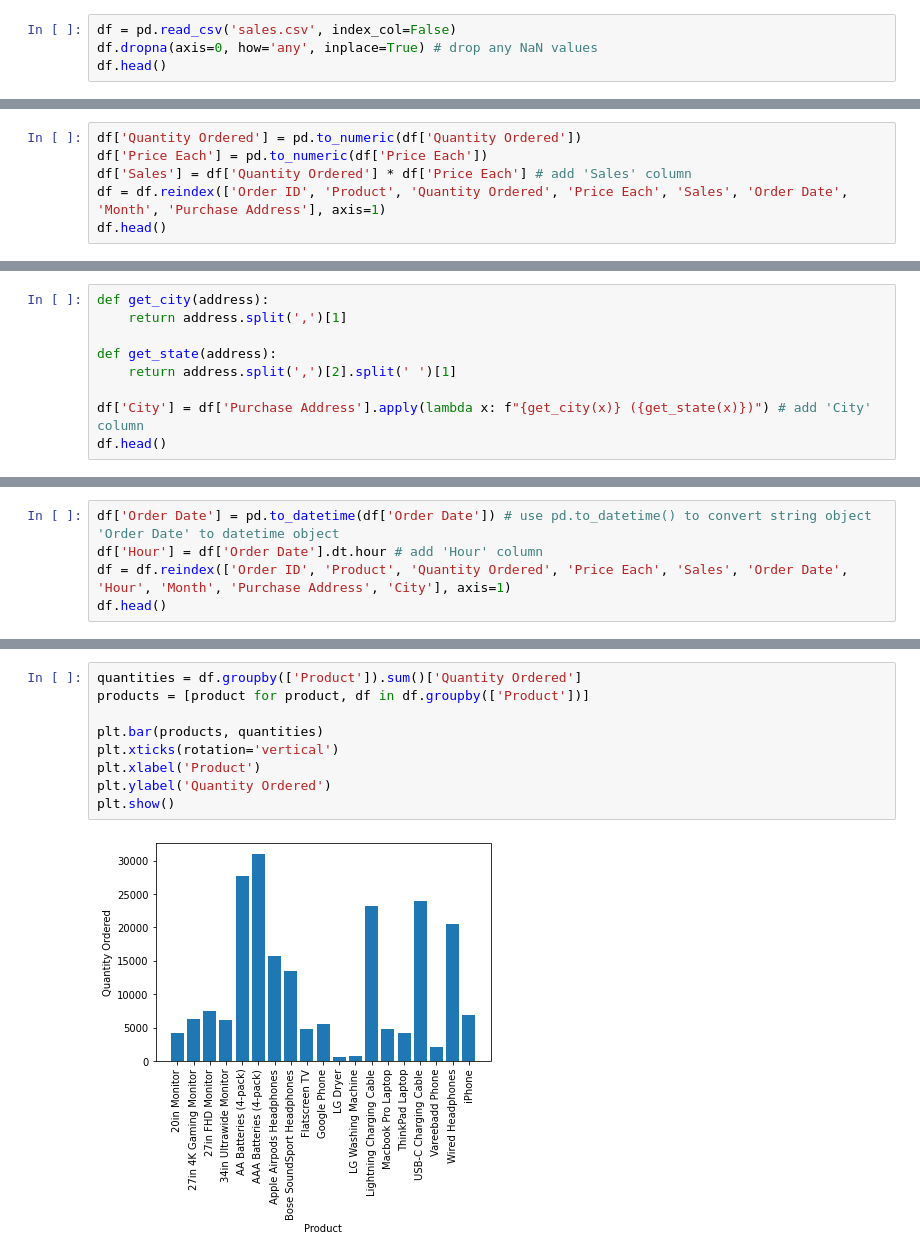
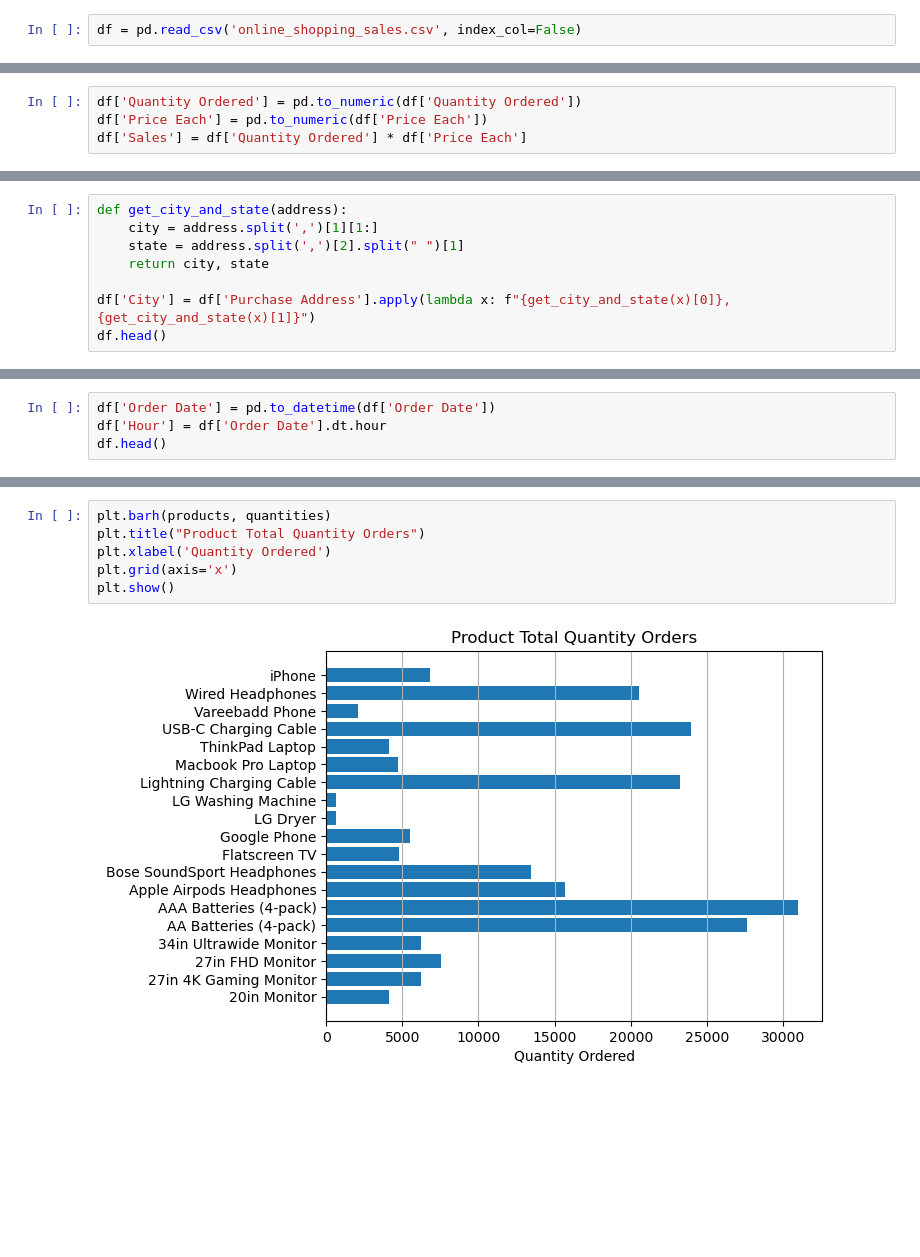
Before and after one commit to hanjihun2000/self-study-data, a Jupyter notebook: sales/shopping-data-analysis.ipynb, the cells around one changed output, grey strips where cells are left out. Cells and saved outputs as stored; diff of their text form; blank space fills up the shorter version.

```diff
--- a/sales/shopping-data-analysis.ipynb
+++ b/sales/shopping-data-analysis.ipynb
@@ -7,4 +15,2 @@ import matplotlib.pyplot as plt
 # %%
-df = pd.read_csv('sales.csv', index_col=False)
-df.dropna(axis=0, how='any', inplace=True) # drop any NaN values
-df.head()
+df = pd.read_csv('online_shopping_sales.csv', index_col=False)
@@ -31,6 +38,4 @@ df.head()
 # %%
 df['Quantity Ordered'] = pd.to_numeric(df['Quantity Ordered'])
 df['Price Each'] = pd.to_numeric(df['Price Each'])
-df['Sales'] = df['Quantity Ordered'] * df['Price Each'] # add 'Sales' column
-df = df.reindex(['Order ID', 'Product', 'Quantity Ordered', 'Price Each', 'Sales', 'Order Date', 'Month', 'Purchase Address'], axis=1)
-df.head()
+df['Sales'] = df['Quantity Ordered'] * df['Price Each']
@@ -58,10 +81,9 @@ plt.show()
 # %%
-def get_city(address):
-    return address.split(',')[1]
+def get_city_and_state(address):
+    city = address.split(',')[1][1:]
+    state = address.split(',')[2].split(" ")[1]
+    return city, state
 
-def get_state(address):
-    return address.split(',')[2].split(' ')[1]
-
-df['City'] = df['Purchase Address'].apply(lambda x: f"{get_city(x)} ({get_state(x)})") # add 'City' column
+df['City'] = df['Purchase Address'].apply(lambda x: f"{get_city_and_state(x)[0]}, {get_city_and_state(x)[1]}")
 df.head()
 # %% [output]
@@ -89,6 +129,5 @@ plt.show()
 # %%
-df['Order Date'] = pd.to_datetime(df['Order Date']) # use pd.to_datetime() to convert string object 'Order Date' to datetime object
-df['Hour'] = df['Order Date'].dt.hour # add 'Hour' column
-df = df.reindex(['Order ID', 'Product', 'Quantity Ordered', 'Price Each', 'Sales', 'Order Date', 'Hour', 'Month', 'Purchase Address', 'City'], axis=1)
+df['Order Date'] = pd.to_datetime(df['Order Date'])
+df['Hour'] = df['Order Date'].dt.hour
 df.head()
 # %% [output]
@@ -143,14 +212,11 @@ for key, value in count.most_common(10):
 # %%
-quantities = df.groupby(['Product']).sum()['Quantity Ordered']
-products = [product for product, df in df.groupby(['Product'])]
-
-plt.bar(products, quantities)
-plt.xticks(rotation='vertical')
-plt.xlabel('Product')
-plt.ylabel('Quantity Ordered')
+plt.barh(products, quantities)
+plt.title("Product Total Quantity Orders")
+plt.xlabel('Quantity Ordered')
+plt.grid(axis='x')
 plt.show()
 # %% [output]
-[figure, old version]
+[figure, new version]
 # %%
 prices = df.groupby('Product').mean()['Price Each']
 
```
Also changed, not shown: parts of 35 cells of this notebook.
